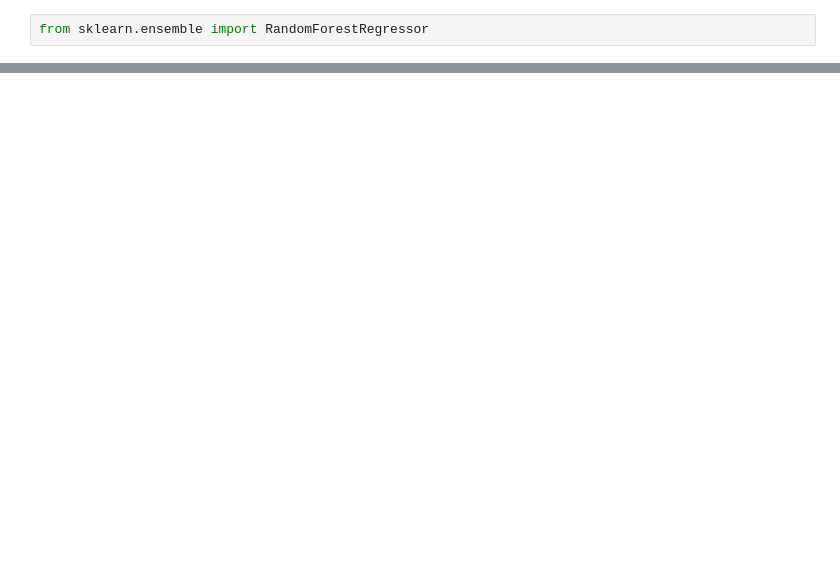
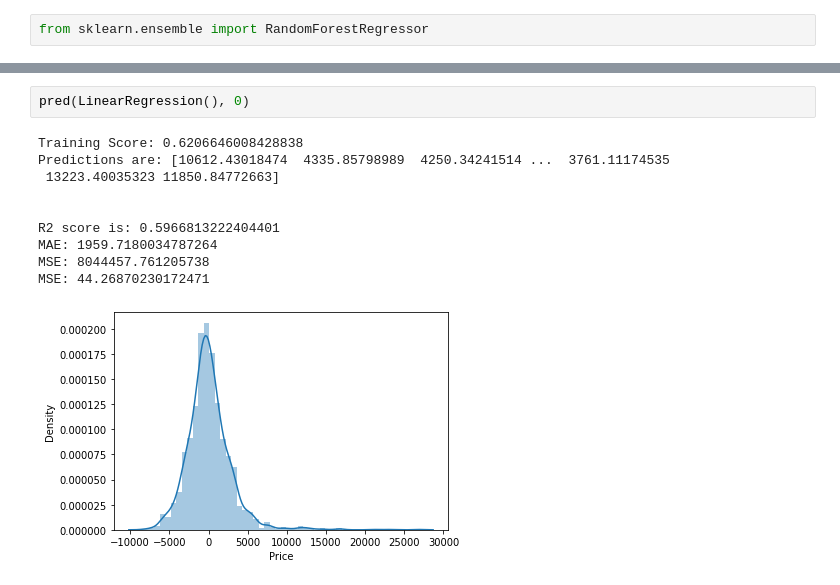
Before and after one commit to ghimiresunil/Three-Real-World-Data-Science-Project, a Jupyter notebook: flight_fare_prediction.ipynb, the cells around one changed output, grey strips where cells are left out. Drawn from its saved outputs; the diff is of its cells as text; blank space fills up the shorter version.

```diff
--- a/flight_fare_prediction.ipynb
+++ b/flight_fare_prediction.ipynb
@@ -779,0 +794,13 @@ MSE: 34.04384455852197
+# %%
+pred(LinearRegression(), 0)
+# %% [output]
+Training Score: 0.6206646008428838
+Predictions are: [10612.43018474  4335.85798989  4250.34241514 ...  3761.11174535
+ 13223.40035323 11850.84772663]
+
+
+R2 score is: 0.5966813222404401
+MAE: 1959.7180034787264
+MSE: 8044457.761205738
+MSE: 44.26870230172471
+[figure, added]
```
Also changed, not shown: parts of 9 cells of this notebook.
